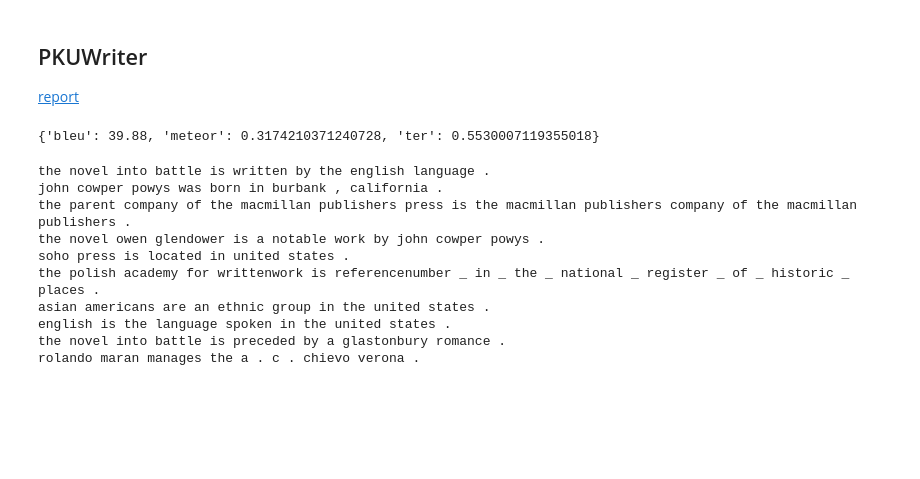
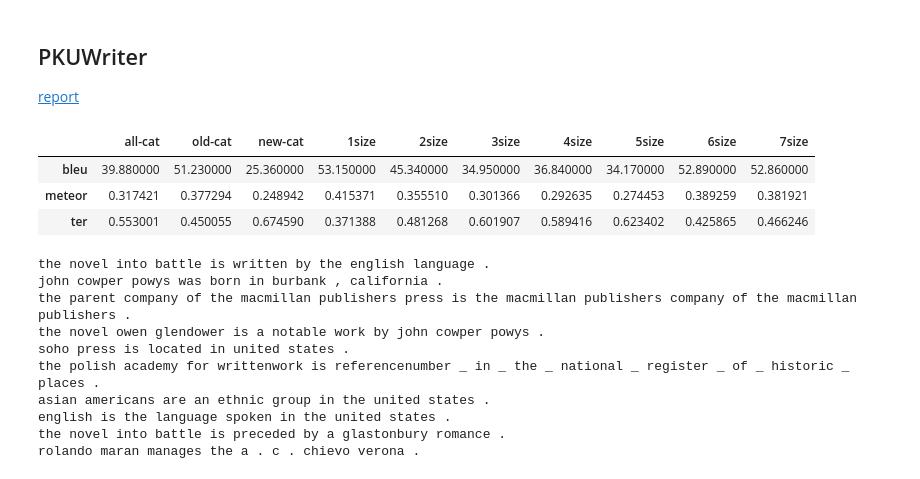
Before and after one commit to abevieiramota/challenge-webnlg, a Jupyter notebook: notebook/02 - Evaluation.ipynb, the cells around one changed output. Drawn from its saved outputs; the diff is of its cells as text; code cells hidden in the pictures; blank space fills up the shorter version.

```diff
--- a/notebook/02 - Evaluation.ipynb
+++ b/notebook/02 - Evaluation.ipynb
@@ -93,10 +118,21 @@ the manager of a . c . chievo verona is rolando maran
 ## PKUWriter
 
 <a href="../data/webnlg2017/submissions/pkuwriter/PKUWriter_system.pdf">report</a>
-# %%
-evaluate_texts('../evaluation/webnlg2017/webnlg-automatic-evaluation/teams/PKUWriter_all-cat.txt')
-# %% [output]
-{'bleu': 39.88, 'meteor': 0.3174210371240728, 'ter': 0.5530007119355018}
+# %%
+team = 'pkuwriter'
+results[team] = {}
+
+for eval_set in EVALUATION_SETS:
+
+    results[team][eval_set] = evaluate_texts(f'../evaluation/webnlg2017/webnlg-automatic-evaluation/teams/PKUWriter_{eval_set}.txt', eval_set)
+
+df = pd.DataFrame(results[team])
+df
+# %% [output]
+|  | all-cat | old-cat | new-cat | 1size | 2size | 3size | 4size | 5size | 6size | 7size |
+| bleu | 39.880000 | 51.230000 | 25.360000 | 53.150000 | 45.340000 | 34.950000 | 36.840000 | 34.170000 | 52.890000 | 52.860000 |
+| meteor | 0.317421 | 0.377294 | 0.248942 | 0.415371 | 0.355510 | 0.301366 | 0.292635 | 0.274453 | 0.389259 | 0.381921 |
+| ter | 0.553001 | 0.450055 | 0.674590 | 0.371388 | 0.481268 | 0.601907 | 0.589416 | 0.623402 | 0.425865 | 0.466246 |
 # %%
 !head -100 ../evaluation/webnlg2017/webnlg-automatic-evaluation/teams/PKUWriter_all-cat.txt | tail -10
 # %% [output]
```
Also changed, not shown: parts of 22 cells of this notebook, 3 other files.
